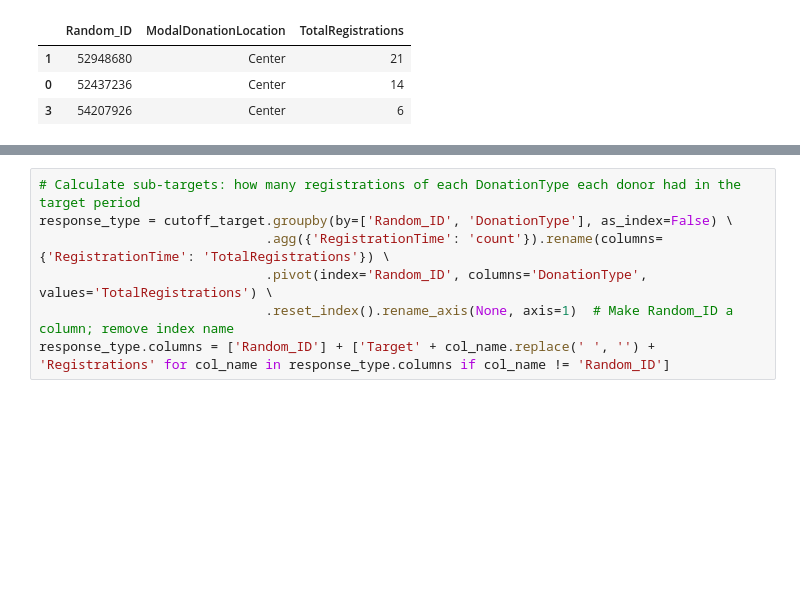
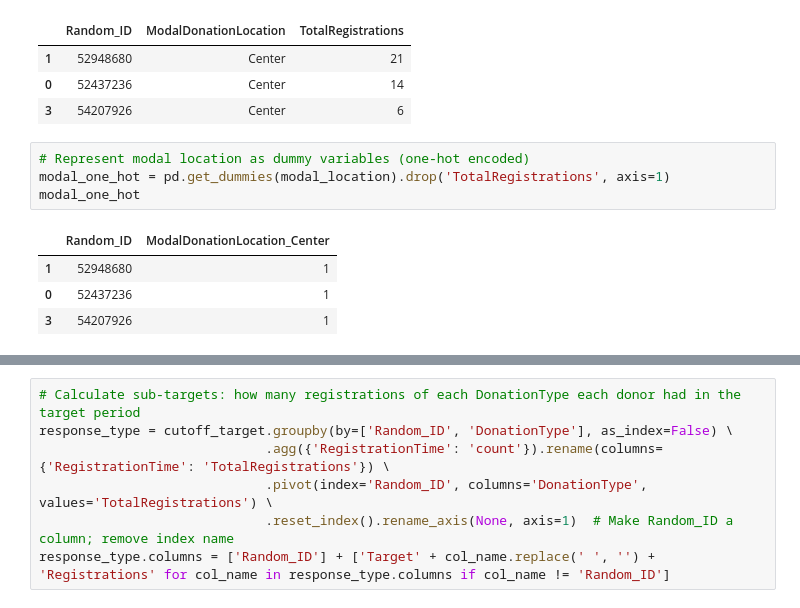
Before and after one commit to arthurnw/blood-donor-propensity-inventory, a Jupyter notebook: notebooks/exploration_raw_data.ipynb, the cells around one changed output, grey strips where cells are left out. Drawn from its saved outputs; the diff is of its cells as text; blank space fills up the shorter version.

```diff
--- a/notebooks/exploration_raw_data.ipynb
+++ b/notebooks/exploration_raw_data.ipynb
@@ -234,6 +270,15 @@ modal_location
 | 1 | 52948680 | Center | 21 |
 | 0 | 52437236 | Center | 14 |
 | 3 | 54207926 | Center | 6 |
+# %%
+# Represent modal location as dummy variables (one-hot encoded)
+modal_one_hot = pd.get_dummies(modal_location).drop('TotalRegistrations', axis=1)
+modal_one_hot
+# %% [output]
+|  | Random_ID | ModalDonationLocation_Center |
+| 1 | 52948680 | 1 |
+| 0 | 52437236 | 1 |
+| 3 | 54207926 | 1 |
 # %%
 # Filter data down to target period
 cutoff_target = subset_data[(subset_data['RegistrationTime'] >= target_start_date) & (subset_data['RegistrationTime'] <= target_end_date)]
```
Also changed, not shown: parts of 8 cells of this notebook, 1 other file.
